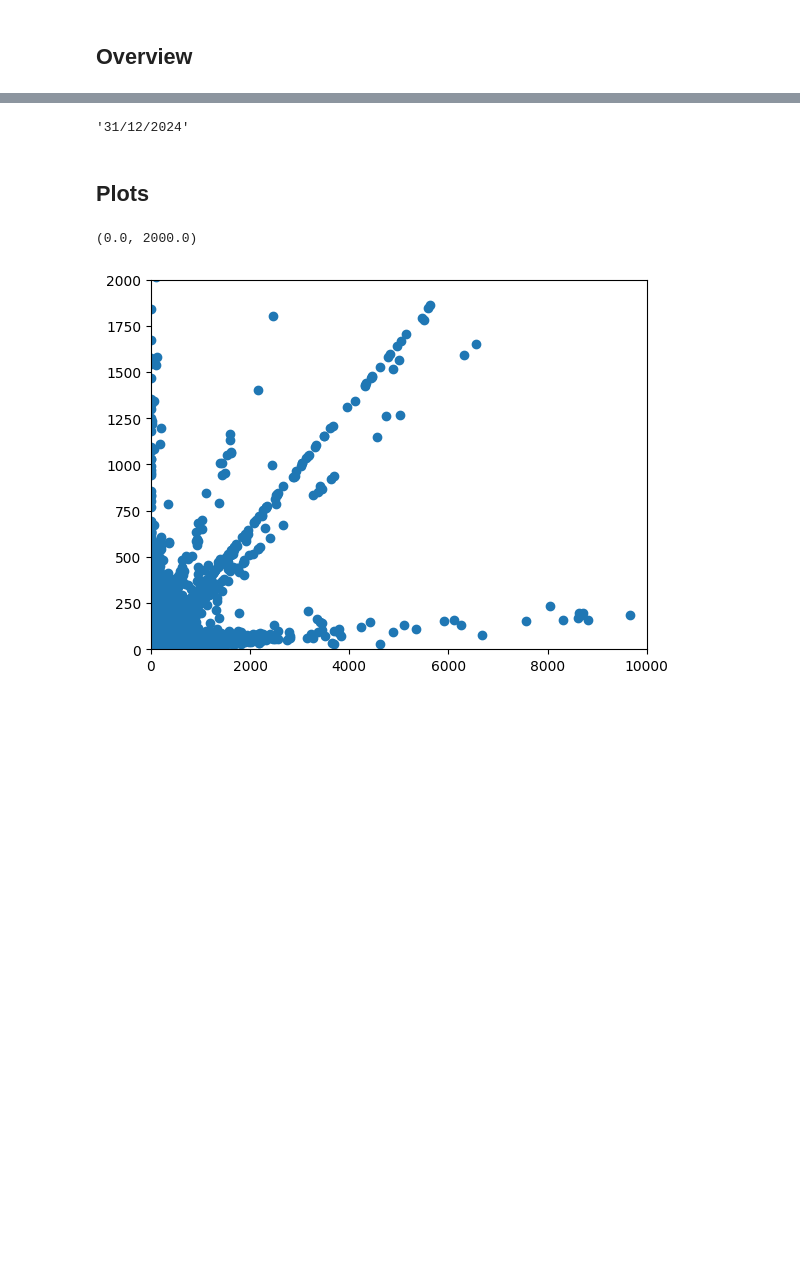
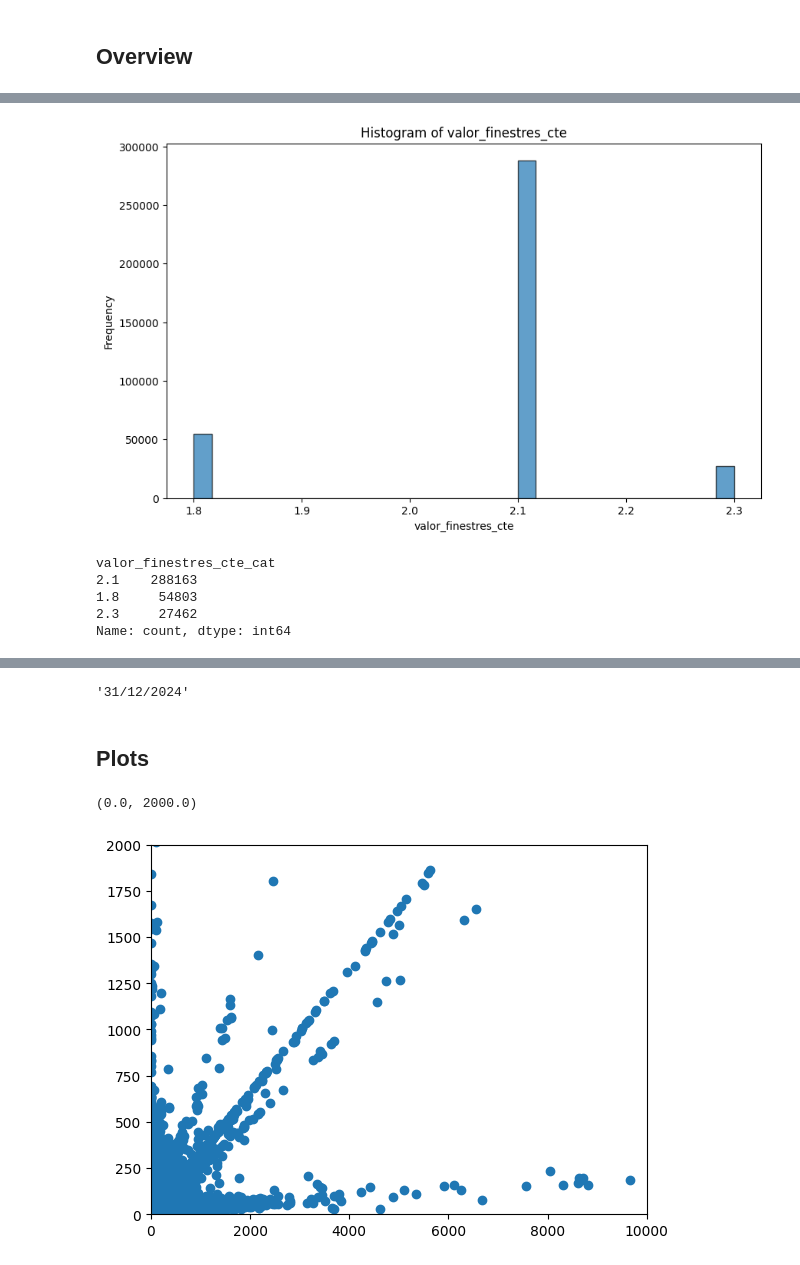
Before and after one commit to fndvit/mds-udg-viz-i-dgpcd-hackathon-25, a Jupyter notebook: nb/xabarins_overview.ipynb, the cells around one changed output, grey strips where cells are left out. Drawn from its saved outputs; the diff is of its cells as text; code cells hidden in the pictures; blank space fills up the shorter version.

```diff
--- a/nb/xabarins_overview.ipynb
+++ b/nb/xabarins_overview.ipynb
@@ -115,0 +335,29 @@ df_question_1 = df_big[columns_selected]
+# %%
+selected_column = 'valor_finestres_cte'  # Replace with the column you want to plot
+
+plt.figure(figsize=(10, 6))
+df_clean[selected_column].hist(bins=30, edgecolor='black', alpha=0.7)
+plt.xlabel(selected_column)
+plt.ylabel('Frequency')
+plt.title(f'Histogram of {selected_column}')
+plt.grid(False)
+plt.show()
+# %% [output]
+[figure, added]
+# %%
+df_clean['valor_finestres_cte_cat'] = pd.Categorical(df_clean['valor_finestres_cte'])
+
+# Assign real numerical values as category names
+df_clean['valor_finestres_cte_cat'] = df_clean['valor_finestres_cte_cat'].cat.rename_categories({
+    df_clean['valor_finestres_cte_cat'].unique()[0]: f"{df_clean['valor_finestres_cte_cat'].unique()[0]}",
+    df_clean['valor_finestres_cte_cat'].unique()[1]: f"{df_clean['valor_finestres_cte_cat'].unique()[1]}",
+    df_clean['valor_finestres_cte_cat'].unique()[2]: f"{df_clean['valor_finestres_cte_cat'].unique()[2]}"
+})
+
+df_clean['valor_finestres_cte_cat'].value_counts()
+# %% [output]
+valor_finestres_cte_cat
+2.1    288163
+1.8     54803
+2.3     27462
+Name: count, dtype: int64
```
Also changed, not shown: parts of 45 cells of this notebook, 13 other files.
